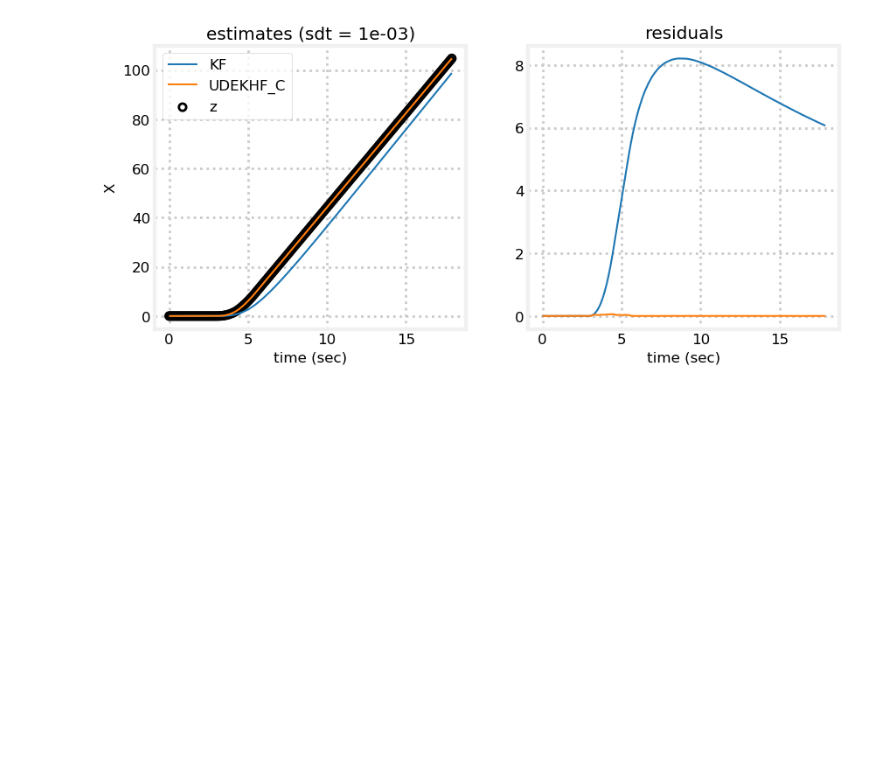
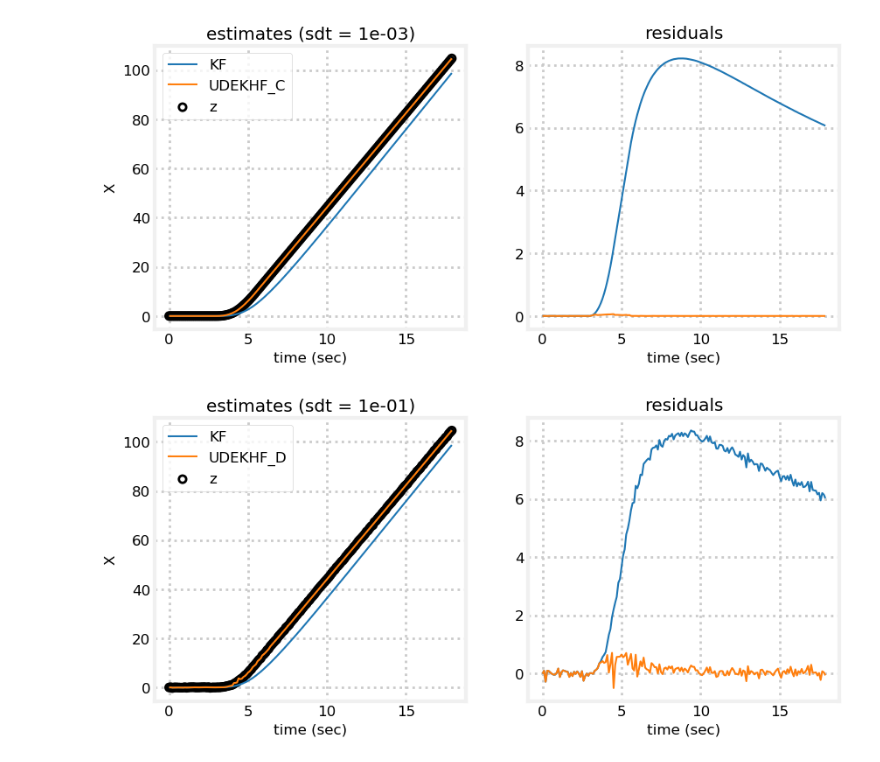
Before and after one commit to shkolnick-kun/kalman_h_infinity_filters, a Jupyter notebook: TestLinear2d.ipynb, the cells around one changed output. Drawn from its saved outputs; the diff is of its cells as text; code cells hidden in the pictures; blank space fills up the shorter version.

```diff
--- a/TestLinear2d.ipynb
+++ b/TestLinear2d.ipynb
@@ -474,3 +474,7 @@ compare_residual_charts(dt, .01, UDEKHF_C, 'UDEKHF_C')
 compare_residual_charts(dt, .001, UDEKHF_C, 'UDEKHF_C')
 # %% [output]
 [figure]
+# %%
+compare_residual_charts(dt, .1, UDEKHF_D, 'UDEKHF_D')
+# %% [output]
+[figure, added]
```
Also changed, not shown: parts of 25 cells of this notebook, 1 other file.
